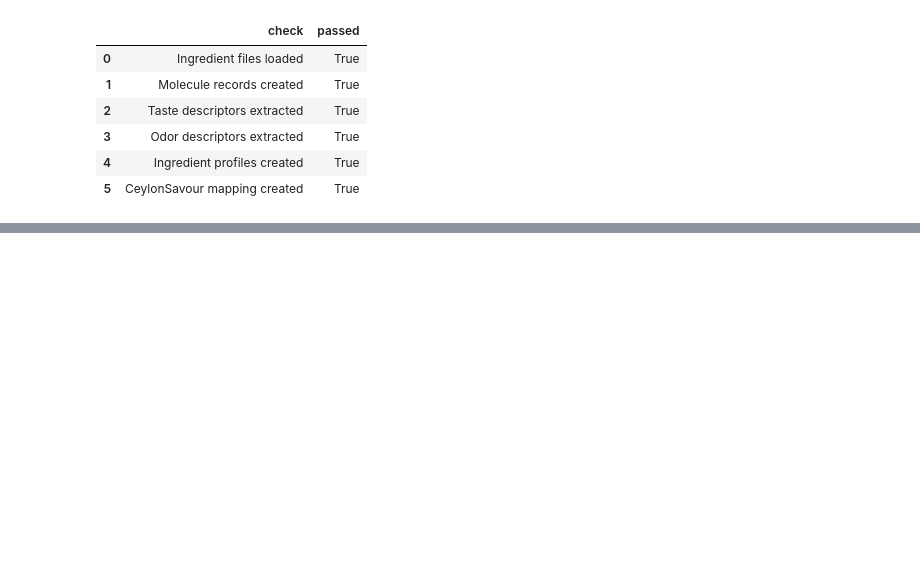
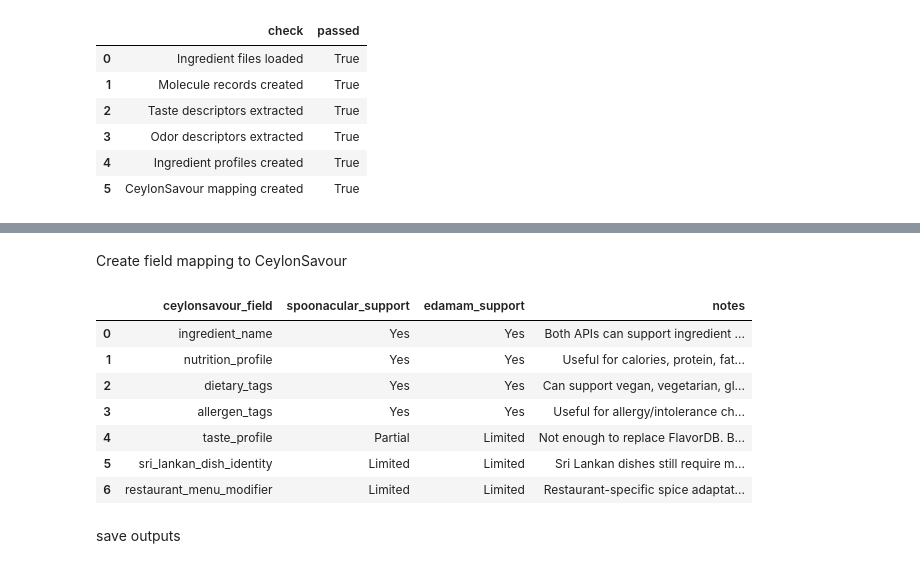
Before and after one commit to 123sandali/Ceylon-Savour, a Jupyter notebook: notebooks/01_international_db_analysis.ipynb, the cells around one changed output, grey strips where cells are left out. Saved outputs shown, nothing was run; the diff lists cells and outputs as text; code cells hidden in the pictures; blank space fills up the shorter version.

```diff
--- a/notebooks/01_international_db_analysis.ipynb
+++ b/notebooks/01_international_db_analysis.ipynb
@@ -5417,0 +6258,68 @@ assert flavordb_validation_df["passed"].all(), (
+# %% [markdown]
+Create field mapping to CeylonSavour
+# %%
+commercial_api_field_mapping_df = pd.DataFrame([
+    {
+        "ceylonsavour_field": "ingredient_name",
+        "spoonacular_support": "Yes",
+        "edamam_support": "Yes",
+        "notes": "Both APIs can support ingredient or food-name lookup.",
+    },
+    {
+        "ceylonsavour_field": "nutrition_profile",
+        "spoonacular_support": "Yes",
+        "edamam_support": "Yes",
+        "notes": "Useful for calories, protein, fat, carbs and micronutrients.",
+    },
+    {
+        "ceylonsavour_field": "dietary_tags",
+        "spoonacular_support": "Yes",
+        "edamam_support": "Yes",
+        "notes": "Can support vegan, vegetarian, gluten-free and similar labels.",
+    },
+    {
+        "ceylonsavour_field": "allergen_tags",
+        "spoonacular_support": "Yes",
+        "edamam_support": "Yes",
+        "notes": "Useful for allergy/intolerance checking.",
+    },
+    {
+        "ceylonsavour_field": "taste_profile",
+        "spoonacular_support": "Partial",
+        "edamam_support": "Limited",
+        "notes": (
+            "Not enough to replace FlavorDB. Better used only as "
+            "supporting evidence."
+        ),
+    },
+    {
+        "ceylonsavour_field": "sri_lankan_dish_identity",
+        "spoonacular_support": "Limited",
+        "edamam_support": "Limited",
+        "notes": (
+            "Sri Lankan dishes still require manual local database creation."
+        ),
+    },
+    {
+        "ceylonsavour_field": "restaurant_menu_modifier",
+        "spoonacular_support": "Limited",
+        "edamam_support": "Limited",
+        "notes": (
+            "Restaurant-specific spice adaptation or ingredient substitution "
+            "must be collected locally."
+        ),
+    },
+])
+
+display(commercial_api_field_mapping_df)
+# %% [output]
+|  | ceylonsavour_field | spoonacular_support | edamam_support | notes |
+| 0 | ingredient_name | Yes | Yes | Both APIs can support ingredient ... |
+| 1 | nutrition_profile | Yes | Yes | Useful for calories, protein, fat... |
+| 2 | dietary_tags | Yes | Yes | Can support vegan, vegetarian, gl... |
+| 3 | allergen_tags | Yes | Yes | Useful for allergy/intolerance ch... |
+| 4 | taste_profile | Partial | Limited | Not enough to replace FlavorDB. B... |
+| 5 | sri_lankan_dish_identity | Limited | Limited | Sri Lankan dishes still require m... |
+| 6 | restaurant_menu_modifier | Limited | Limited | Restaurant-specific spice adaptat... |
+# %% [markdown]
+save outputs
```
Also changed, not shown: parts of 43 cells of this notebook, 21 other files.
